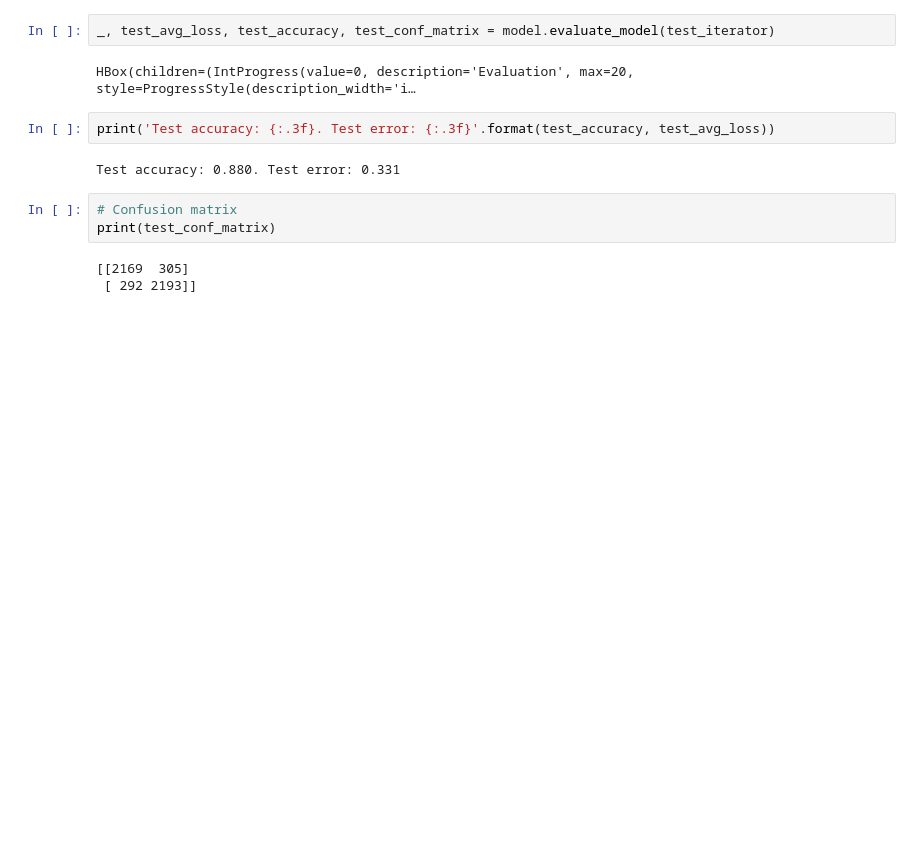
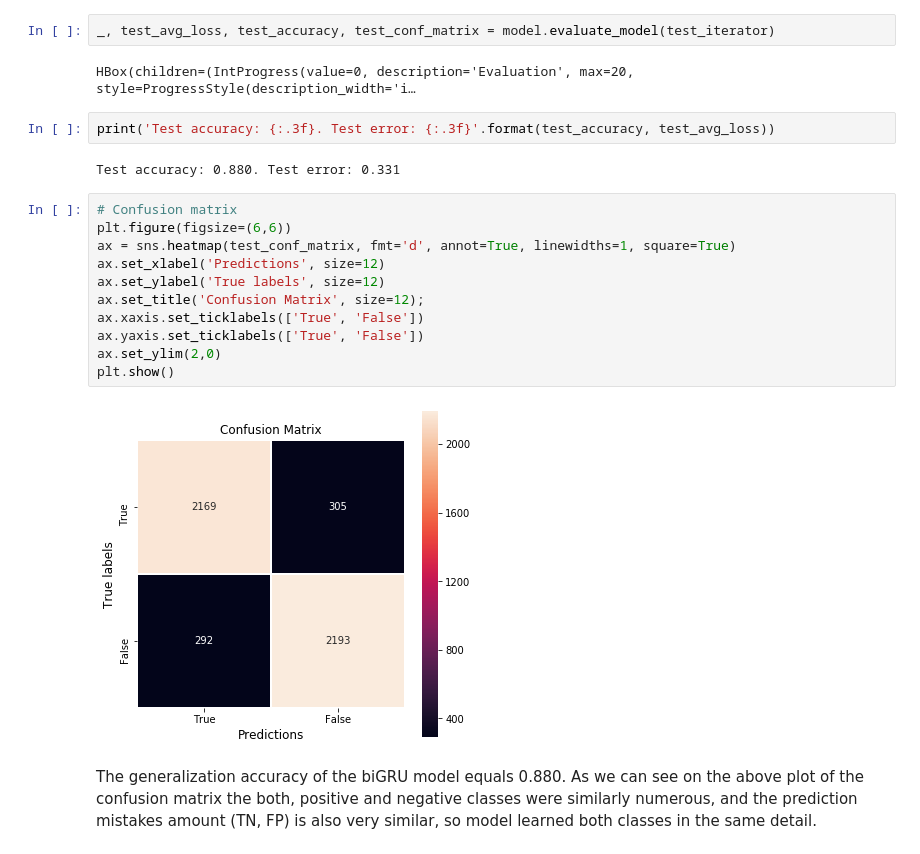
Before and after one commit to radoslawkrolikowski/sentiment-analysis-pytorch, a Jupyter notebook: 3_biGRU.ipynb, the cells around one changed output. Drawn from its saved outputs; the diff is of its cells as text; blank space fills up the shorter version.

```diff
--- a/3_biGRU.ipynb
+++ b/3_biGRU.ipynb
@@ -851,9 +859,18 @@ HBox(children=(IntProgress(value=0, description='Evaluation', max=20, style=Prog
 print('Test accuracy: {:.3f}. Test error: {:.3f}'.format(test_accuracy, test_avg_loss))
 # %% [output]
 Test accuracy: 0.880. Test error: 0.331
-# %%
-# Confusion matrix
-print(test_conf_matrix)
-# %% [output]
-[[2169  305]
- [ 292 2193]]
+# %%
+# Confusion matrix
+plt.figure(figsize=(6,6))
+ax = sns.heatmap(test_conf_matrix, fmt='d', annot=True, linewidths=1, square=True)
+ax.set_xlabel('Predictions', size=12)
+ax.set_ylabel('True labels', size=12)
+ax.set_title('Confusion Matrix', size=12);
+ax.xaxis.set_ticklabels(['True', 'False'])
+ax.yaxis.set_ticklabels(['True', 'False'])
+ax.set_ylim(2,0)
+plt.show()
+# %% [output]
+[figure, added]
+# %% [markdown]
+The generalization accuracy of the biGRU model equals 0.880. As we can see on the above plot of the confusion matrix the both, positive and negative classes were similarly numerous, and the prediction mistakes amount (TN, FP) is also very similar, so model learned both classes in the same detail.
```
Also changed, not shown: parts of 3 cells of this notebook, 2 other files.
